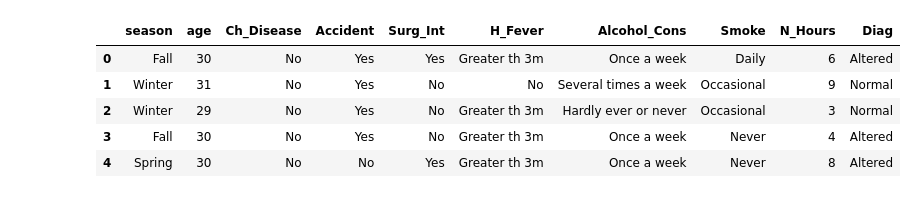
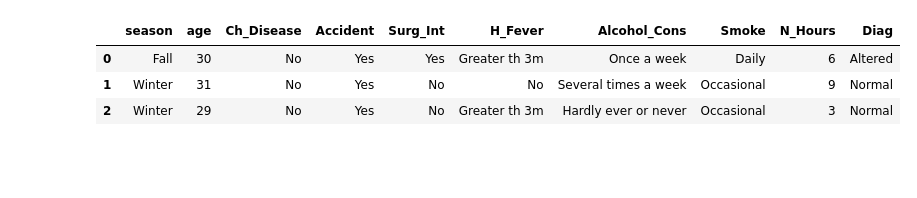
Before and after one commit to WilderGitHub/MCD, a Jupyter notebook: I. 03 Minería de Datos I/Practicas/Practica 4 Naive Bayes/Practica 4 NaiveBayes.ipynb, the cells around one changed output. Cells and saved outputs as stored; diff of their text form; code cells hidden in the pictures; blank space fills up the shorter version.

```diff
--- a/I. 03 Minería de Datos I/Practicas/Practica 4 Naive Bayes/Practica 4 NaiveBayes.ipynb
+++ b/I. 03 Minería de Datos I/Practicas/Practica 4 Naive Bayes/Practica 4 NaiveBayes.ipynb
@@ -11,15 +10,13 @@ from sklearn.metrics import accuracy_score
 from sklearn import preprocessing
 # %%
 fertility = pd.read_csv("Fertility1.csv", sep=";")
-tamaño=.33
+tamaño=.30
 tamañoTest=len(fertility)*tamaño
-fertility.head()
+fertility.head(3)
 # %% [output]
 |  | season | age | Ch_Disease | Accident | Surg_Int | H_Fever | Alcohol_Cons | Smoke | N_Hours | Diag |
 | 0 | Fall | 30 | No | Yes | Yes | Greater th 3m | Once a week | Daily | 6 | Altered |
 | 1 | Winter | 31 | No | Yes | No | No | Several times a week | Occasional | 9 | Normal |
 | 2 | Winter | 29 | No | Yes | No | Greater th 3m | Hardly ever or never | Occasional | 3 | Normal |
-| 3 | Fall | 30 | No | Yes | No | Greater th 3m | Once a week | Never | 4 | Altered |
-| 4 | Spring | 30 | No | No | Yes | Greater th 3m | Once a week | Never | 8 | Altered |
 # %%
 le = preprocessing.LabelEncoder()
```
Also changed, not shown: parts of 15 cells of this notebook, 1 other file.
